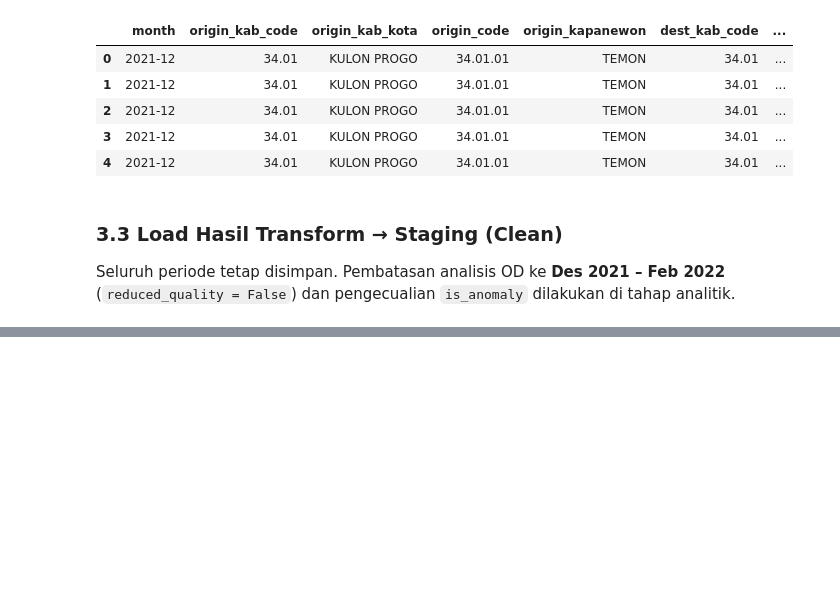
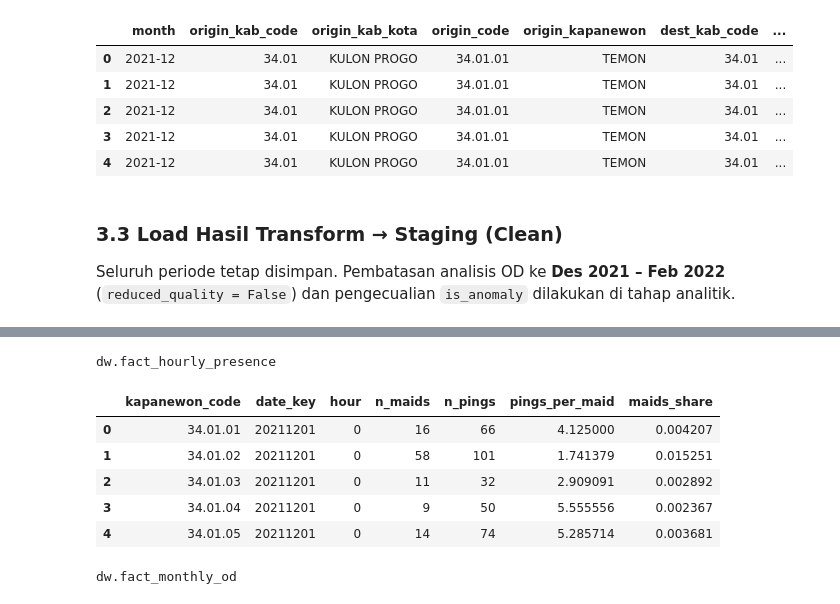
Before and after one commit to IlkhamAbdillah/yogyakarta-mobility-analytics, a Jupyter notebook: main.ipynb, the cells around one changed output, grey strips where cells are left out. Drawn from its saved outputs; the diff is of its cells as text; code cells hidden in the pictures; blank space fills up the shorter version.

Commit message:
feat: build data warehouse (dim + fact tables) and write README with schema diagram

```diff
--- a/main.ipynb
+++ b/main.ipynb
@@ -536,0 +728,68 @@ staging.od_clean            9,894 baris  OK
+# %%
+DDL_FACTS = [
+    # ---------- fact_hourly_presence ----------
+    """
+    CREATE OR REPLACE TABLE dw.fact_hourly_presence (
+        kapanewon_code VARCHAR  NOT NULL,   -- FK logis ke dim_kapanewon
+        date_key       INTEGER  NOT NULL,   -- FK logis ke dim_date
+        hour           TINYINT  NOT NULL,   -- FK logis ke dim_hour
+        n_maids        INTEGER  NOT NULL,
+        n_pings        INTEGER  NOT NULL,
+        pings_per_maid DOUBLE   NOT NULL,
+        maids_share    DOUBLE   NOT NULL
+    )
+    """,
+    """
+    INSERT INTO dw.fact_hourly_presence
+    SELECT
+        kapanewon_code,
+        date_key,
+        hour,
+        n_maids,
+        n_pings,
+        n_pings * 1.0 / n_maids,
+        n_maids * 1.0 / SUM(n_maids) OVER (PARTITION BY date_key, hour)
+    FROM staging.presence_clean
+    ORDER BY date_key, hour, kapanewon_code
+    """,
+    # ---------- fact_monthly_od ----------
+    """
+    CREATE OR REPLACE TABLE dw.fact_monthly_od (
+        month_key          INTEGER NOT NULL,  -- FK logis ke dim_month
+        origin_code        VARCHAR NOT NULL,  -- FK logis ke dim_kapanewon (origin)
+        dest_code          VARCHAR NOT NULL,  -- FK logis ke dim_kapanewon (dest)
+        flow_scope         VARCHAR NOT NULL,
+        reduced_quality    BOOLEAN NOT NULL,
+        n_maids            INTEGER NOT NULL,
+        visitor_share_dest DOUBLE  NOT NULL
+    )
+    """,
+    """
+    INSERT INTO dw.fact_monthly_od
+    SELECT
+        month_key,
+        origin_code,
+        dest_code,
+        flow_scope,
+        reduced_quality,
+        n_maids,
+        n_maids * 1.0 / SUM(n_maids) OVER (PARTITION BY month_key, dest_code)
+    FROM staging.od_clean
+    ORDER BY month_key, dest_code, origin_code
+    """,
+]
+
+run_sql(DDL_FACTS)
+
+for t in ["fact_hourly_presence", "fact_monthly_od"]:
+    print(f"dw.{t}")
+    display(con.sql(f"SELECT * FROM dw.{t} LIMIT 5").df())
+# %% [output]
+dw.fact_hourly_presence
+|  | kapanewon_code | date_key | hour | n_maids | n_pings | pings_per_maid | maids_share |
+| 0 | 34.01.01 | 20211201 | 0 | 16 | 66 | 4.125000 | 0.004207 |
+| 1 | 34.01.02 | 20211201 | 0 | 58 | 101 | 1.741379 | 0.015251 |
+| 2 | 34.01.03 | 20211201 | 0 | 11 | 32 | 2.909091 | 0.002892 |
+| 3 | 34.01.04 | 20211201 | 0 | 9 | 50 | 5.555556 | 0.002367 |
+| 4 | 34.01.05 | 20211201 | 0 | 14 | 74 | 5.285714 | 0.003681 |
+dw.fact_monthly_od
```
Also changed, not shown: parts of 10 cells of this notebook, 4 other files.
